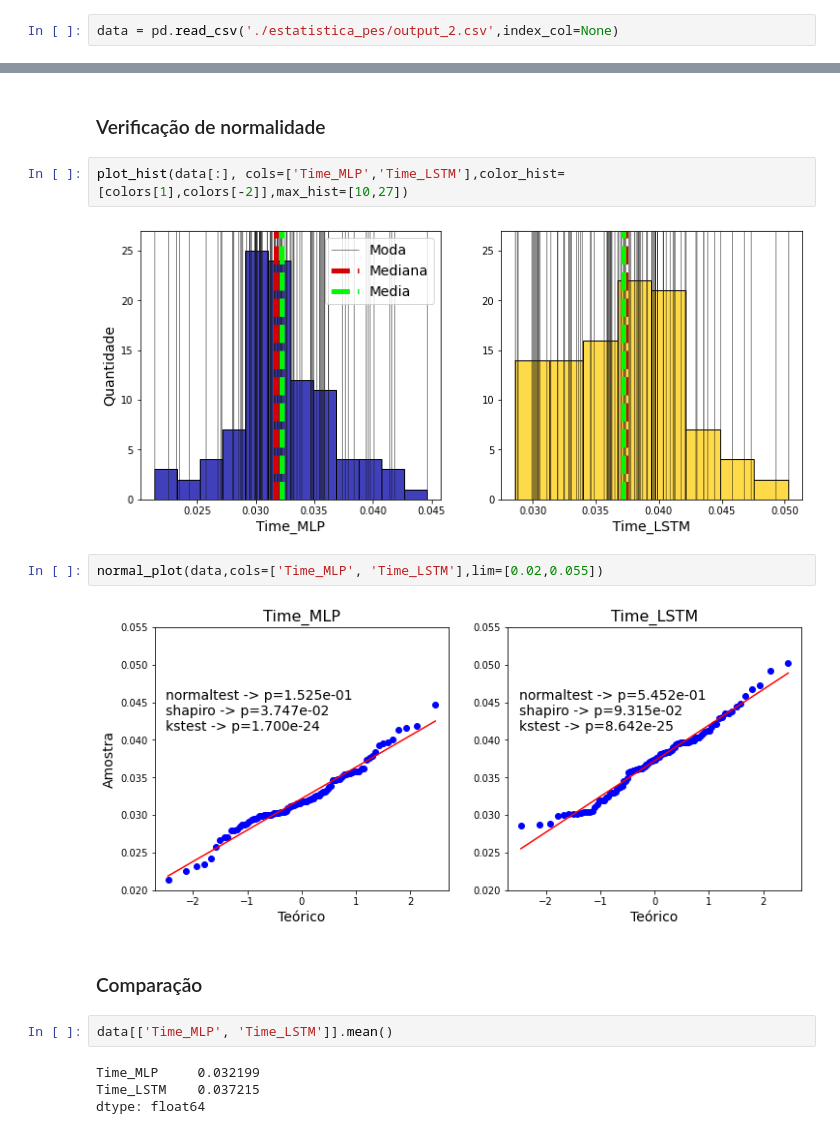
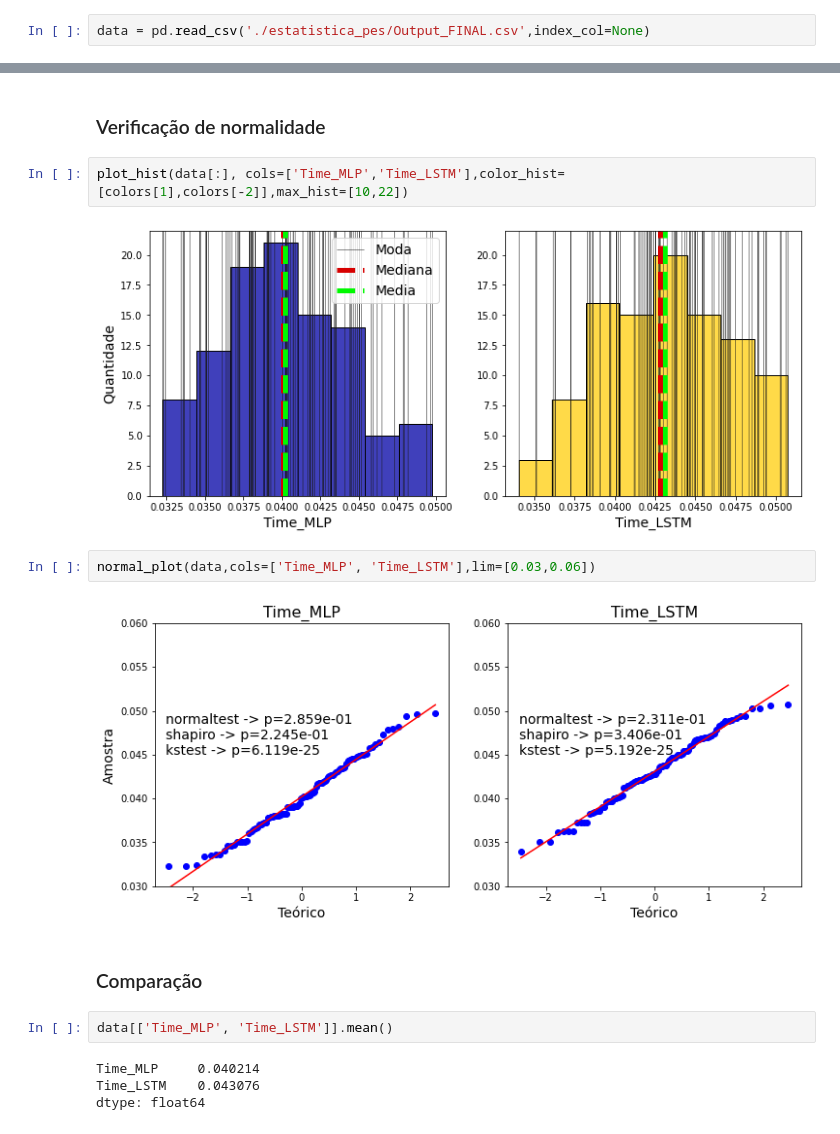
Before and after one commit to lucas-fpaiva/estatistica_pes, a Jupyter notebook: test-lstm-vs-pmc.ipynb, the cells around one changed output, grey strips where cells are left out. Cells and saved outputs as stored; diff of their text form.

Commit message:
Kaggle Notebook | test_lstm_vs_pmc | Version 10

```diff
--- a/test-lstm-vs-pmc.ipynb
+++ b/test-lstm-vs-pmc.ipynb
@@ -128,7 +129,7 @@ def normal_plot(data, cols,lim):
         axes[n].set_xlabel('Teórico',fontsize=14)
         n=n+1
 # %%
-data = pd.read_csv('./estatistica_pes/output_2.csv',index_col=None)
+data = pd.read_csv('./estatistica_pes/Output_FINAL.csv',index_col=None)
 # %%
 data.head()
 # %% [output]
@@ -176,19 +177,19 @@ p_value: 1.2815360586603802e-05
 # %% [markdown]
 ### Verificação de normalidade
 # %%
-plot_hist(data[:], cols=['Time_MLP','Time_LSTM'],color_hist=[colors[1],colors[-2]],max_hist=[10,27])
+plot_hist(data[:], cols=['Time_MLP','Time_LSTM'],color_hist=[colors[1],colors[-2]],max_hist=[10,22])
 # %% [output]
-[figure, old version]
+[figure, new version]
 # %%
-normal_plot(data,cols=['Time_MLP', 'Time_LSTM'],lim=[0.02,0.055])
+normal_plot(data,cols=['Time_MLP', 'Time_LSTM'],lim=[0.03,0.06])
 # %% [output]
-[figure, old version]
+[figure, new version]
 # %% [markdown]
 ### Comparação
 # %%
 data[['Time_MLP', 'Time_LSTM']].mean()
 # %% [output]
-Time_MLP     0.032199
-Time_LSTM    0.037215
+Time_MLP     0.040214
+Time_LSTM    0.043076
 dtype: float64
 # %%
```
Also changed, not shown: parts of 9 cells of this notebook.
